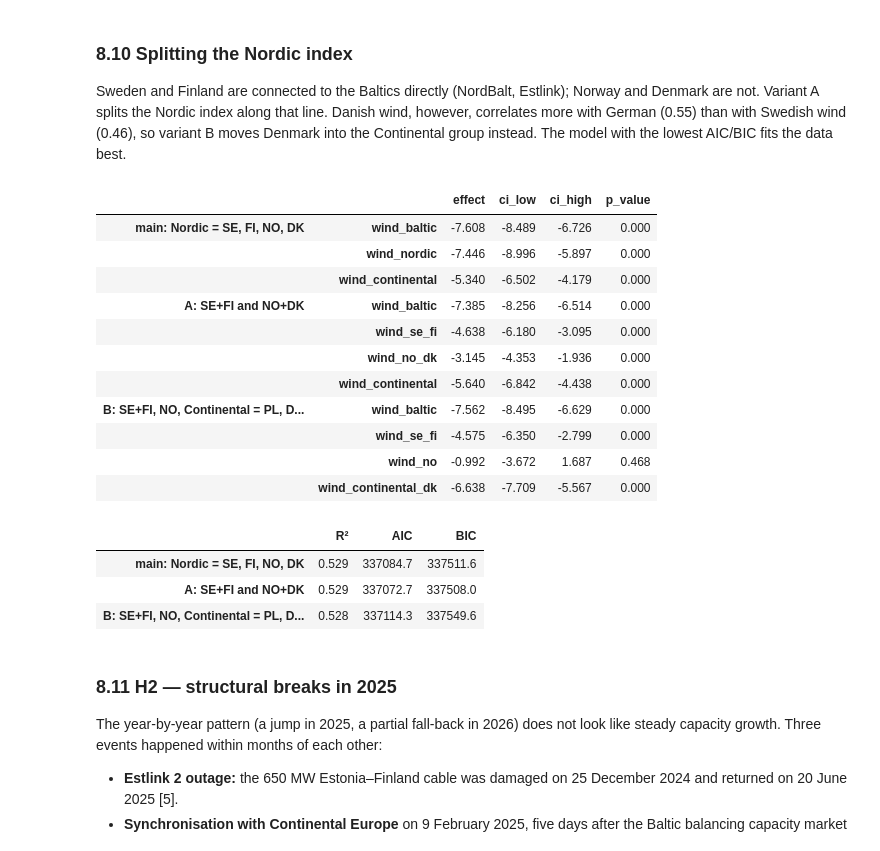
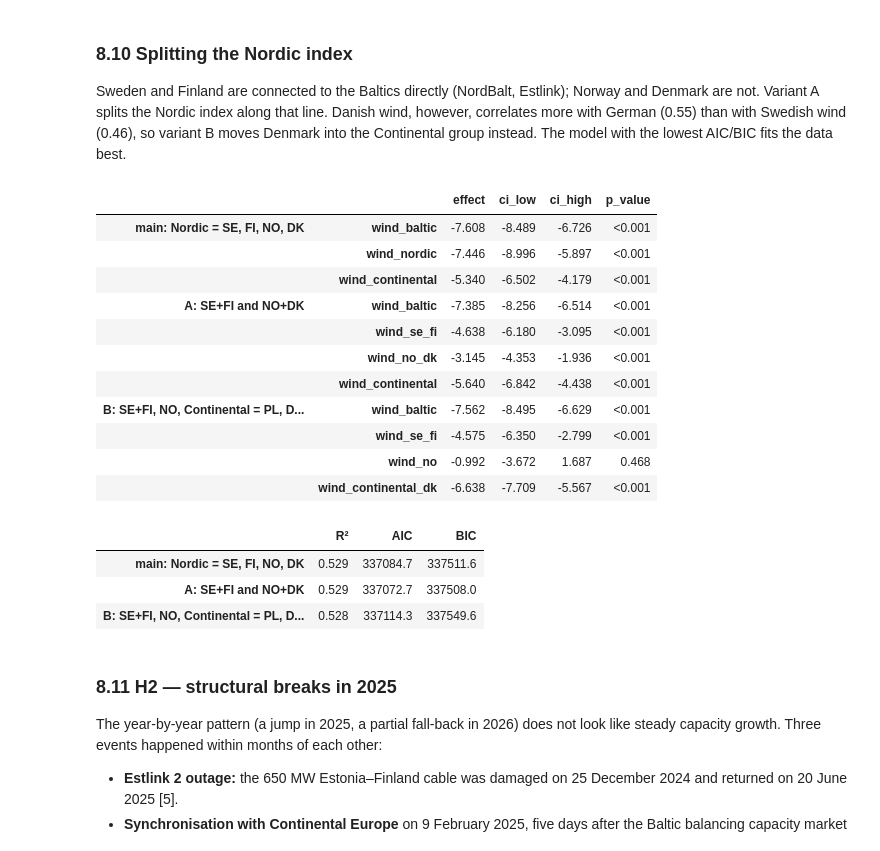
Before and after one commit to MangirdasMikalkenas/Weather_as_a_price_driver_-_Lithuanian_day-ahead_power_prices-_2023-2026, a Jupyter notebook: notebooks/01_price_drivers.ipynb, the cells around one changed output. Drawn from its saved outputs; the diff is of its cells as text; code cells hidden in the pictures.

Commit message:
Show p-values below 0.001 as <0.001; out-of-sample check; added 02 notebook:What are wind and solar power really worth?

```diff
--- a/notebooks/01_price_drivers.ipynb
+++ b/notebooks/01_price_drivers.ipynb
@@ -115,7 +115,7 @@ Model sample: 31,958 hours (177 dropped because of missing values)
 | max | 1478.91 | 100.00 | 87.26 | 99.34 | 8.54 | 2.60 | 76.32 | 25.61 |
 # %%
 def effect(model, name, scale=1.0):
-    """Coefficient of one variable with its 95% confidence interval and p-value, times `scale`."""
+    # Coefficient of one variable with its 95% confidence interval and p-value, times `scale`.
     ci = model.conf_int().loc[name] * scale
     return pd.Series({
         "effect": model.params[name] * scale,
@@ -126,7 +126,7 @@ def effect(model, name, scale=1.0):
 
 
 def contrast(model, weights):
-    """t-test of a linear combination of coefficients, e.g. {"a": 1, "b": -1} for a - b."""
+    # t-test of a linear combination of coefficients, e.g. {"a": 1, "b": -1} for a - b.
     r = np.zeros(len(model.params))
     for name, w in weights.items():
         r[model.params.index.get_loc(name)] = w
@@ -134,6 +134,19 @@ def contrast(model, weights):
     lo, hi = np.asarray(t.conf_int()).ravel()
     return pd.Series({"effect": float(np.asarray(t.effect).ravel()[0]), "ci_low": lo, "ci_high": hi,
                       "p_value": float(np.asarray(t.pvalue).ravel()[0])})
+
+
+def fmt_p(p):
+    # p-value as text. A p-value is never exactly 0, so very small values are shown as an upper bound.
+    return "p < 0.001" if p < 0.001 else f"p = {p:.3f}"
+
+
+def show(table, decimals=3):
+    """Round a results table for display. p-values below 0.001 are written as <0.001, since they are never exactly 0."""
+    out = table.round(decimals)
+    if "p_value" in out.columns:
+        out["p_value"] = table["p_value"].map(lambda p: "<0.001" if p < 0.001 else f"{p:.3f}")
+    return out
 # %% [markdown]
 ## 2. How correlated is the wind across regions?
 
@@ -546,31 +561,31 @@ The model with the lowest AIC/BIC fits the data best.
 # %%
 variants = {
     "main: Nordic = SE, FI, NO, DK": "wind_nordic + wind_continental",
     "A: SE+FI and NO+DK": "wind_se_fi + wind_no_dk + wind_continental",
     "B: SE+FI, NO, Continental = PL, DE, DK": "wind_se_fi + wind_no + wind_continental_dk",
 }
 split_models = {name: smf.ols(f"price ~ wind_baltic + {rhs} + {CONTROLS}", data=d).fit(**HAC)
                 for name, rhs in variants.items()}
 split = pd.DataFrame({(name, v): effect(m, v, 10)
                       for name, m in split_models.items()
                       for v in m.params.index if v.startswith("wind_")}).T
 split_fit = pd.DataFrame({name: {"R²": m.rsquared, "AIC": m.aic, "BIC": m.bic}
                           for name, m in split_models.items()}).T
-display(split.round(3))
+display(show(split))
 split_fit.round({"R²": 3, "AIC": 1, "BIC": 1})
 # %% [output]
 |  |  | effect | ci_low | ci_high | p_value |
-| main: Nordic = SE, FI, NO, DK | wind_baltic | -7.608 | -8.489 | -6.726 | 0.000 |
-|  | wind_nordic | -7.446 | -8.996 | -5.897 | 0.000 |
-|  | wind_continental | -5.340 | -6.502 | -4.179 | 0.000 |
-| A: SE+FI and NO+DK | wind_baltic | -7.385 | -8.256 | -6.514 | 0.000 |
-|  | wind_se_fi | -4.638 | -6.180 | -3.095 | 0.000 |
-|  | wind_no_dk | -3.145 | -4.353 | -1.936 | 0.000 |
-|  | wind_continental | -5.640 | -6.842 | -4.438 | 0.000 |
-| B: SE+FI, NO, Continental = PL, D... | wind_baltic | -7.562 | -8.495 | -6.629 | 0.000 |
-|  | wind_se_fi | -4.575 | -6.350 | -2.799 | 0.000 |
+| main: Nordic = SE, FI, NO, DK | wind_baltic | -7.608 | -8.489 | -6.726 | <0.001 |
+|  | wind_nordic | -7.446 | -8.996 | -5.897 | <0.001 |
+|  | wind_continental | -5.340 | -6.502 | -4.179 | <0.001 |
+| A: SE+FI and NO+DK | wind_baltic | -7.385 | -8.256 | -6.514 | <0.001 |
+|  | wind_se_fi | -4.638 | -6.180 | -3.095 | <0.001 |
+|  | wind_no_dk | -3.145 | -4.353 | -1.936 | <0.001 |
+|  | wind_continental | -5.640 | -6.842 | -4.438 | <0.001 |
+| B: SE+FI, NO, Continental = PL, D... | wind_baltic | -7.562 | -8.495 | -6.629 | <0.001 |
+|  | wind_se_fi | -4.575 | -6.350 | -2.799 | <0.001 |
 |  | wind_no | -0.992 | -3.672 | 1.687 | 0.468 |
-|  | wind_continental_dk | -6.638 | -7.709 | -5.567 | 0.000 |
+|  | wind_continental_dk | -6.638 | -7.709 | -5.567 | <0.001 |
 |  | R² | AIC | BIC |
 | main: Nordic = SE, FI, NO, DK | 0.529 | 337084.7 | 337511.6 |
 | A: SE+FI and NO+DK | 0.529 | 337072.7 | 337508.0 |
```
Also changed, not shown: parts of 20 cells of this notebook, 13 other files.
